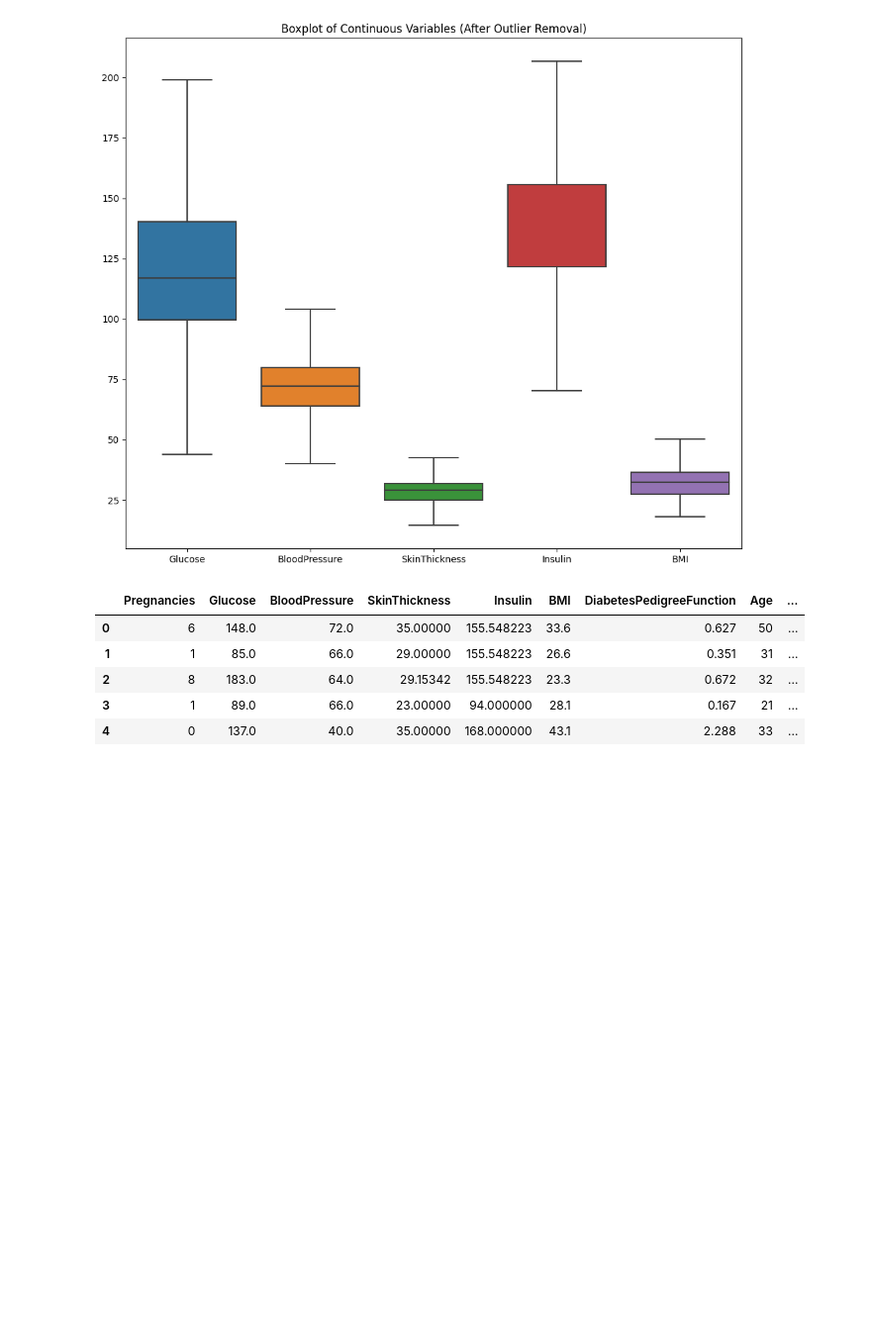
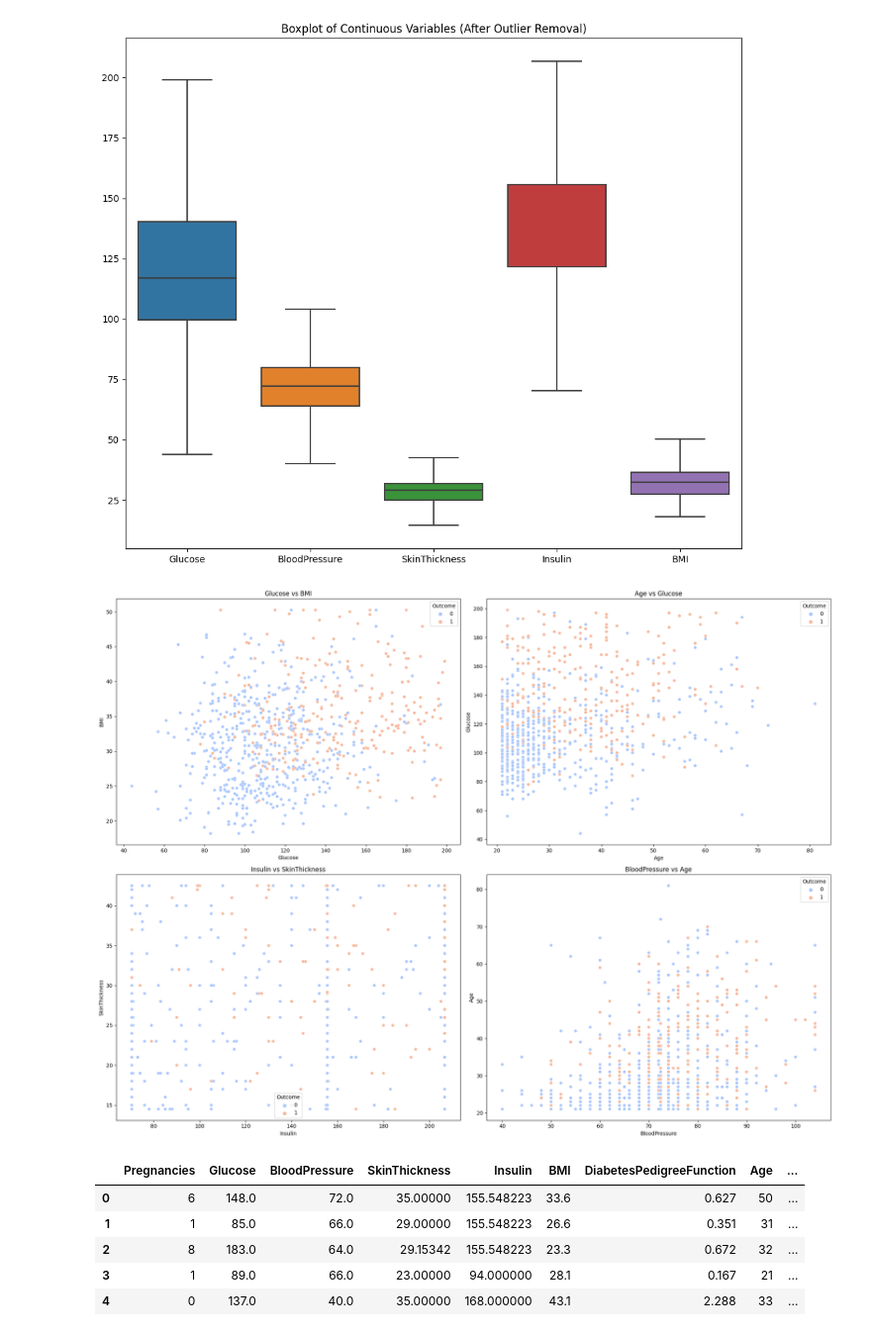
Before and after one commit to najnin26/Data-Mining, a Jupyter notebook: Plots and Standardization.ipynb, the cells around one changed output. Shown at 99% size. Saved outputs shown, nothing was run; the diff lists cells and outputs as text; code cells hidden in the pictures; blank space fills up the shorter version.

Commit message:
Kaggle Notebook | Plots and Standardization

```diff
--- a/Plots and Standardization.ipynb
+++ b/Plots and Standardization.ipynb
@@ -182,6 +182,34 @@ plt.title('Boxplot of Continuous Variables (After Outlier Removal)')
 plt.show()
 # %% [output]
 [figure]
+# %%
+# Scatter plots between various features
+plt.figure(figsize=(20, 15))
+
+# Scatter plot between Glucose and BMI, colored by Outcome
+plt.subplot(2, 2, 1)
+sns.scatterplot(x='Glucose', y='BMI', hue='Outcome', data=df, palette='coolwarm')
+plt.title('Glucose vs BMI')
+
+# Scatter plot between Age and Glucose, colored by Outcome
+plt.subplot(2, 2, 2)
+sns.scatterplot(x='Age', y='Glucose', hue='Outcome', data=df, palette='coolwarm')
+plt.title('Age vs Glucose')
+
+# Scatter plot between Insulin and SkinThickness, colored by Outcome
+plt.subplot(2, 2, 3)
+sns.scatterplot(x='Insulin', y='SkinThickness', hue='Outcome', data=df, palette='coolwarm')
+plt.title('Insulin vs SkinThickness')
+
+# Scatter plot between BloodPressure and Age, colored by Outcome
+plt.subplot(2, 2, 4)
+sns.scatterplot(x='BloodPressure', y='Age', hue='Outcome', data=df, palette='coolwarm')
+plt.title('BloodPressure vs Age')
+
+plt.tight_layout()
+plt.show()
+# %% [output]
+[figure, added]
 # %%
 from sklearn.preprocessing import MinMaxScaler
 scaler=MinMaxScaler()
```
